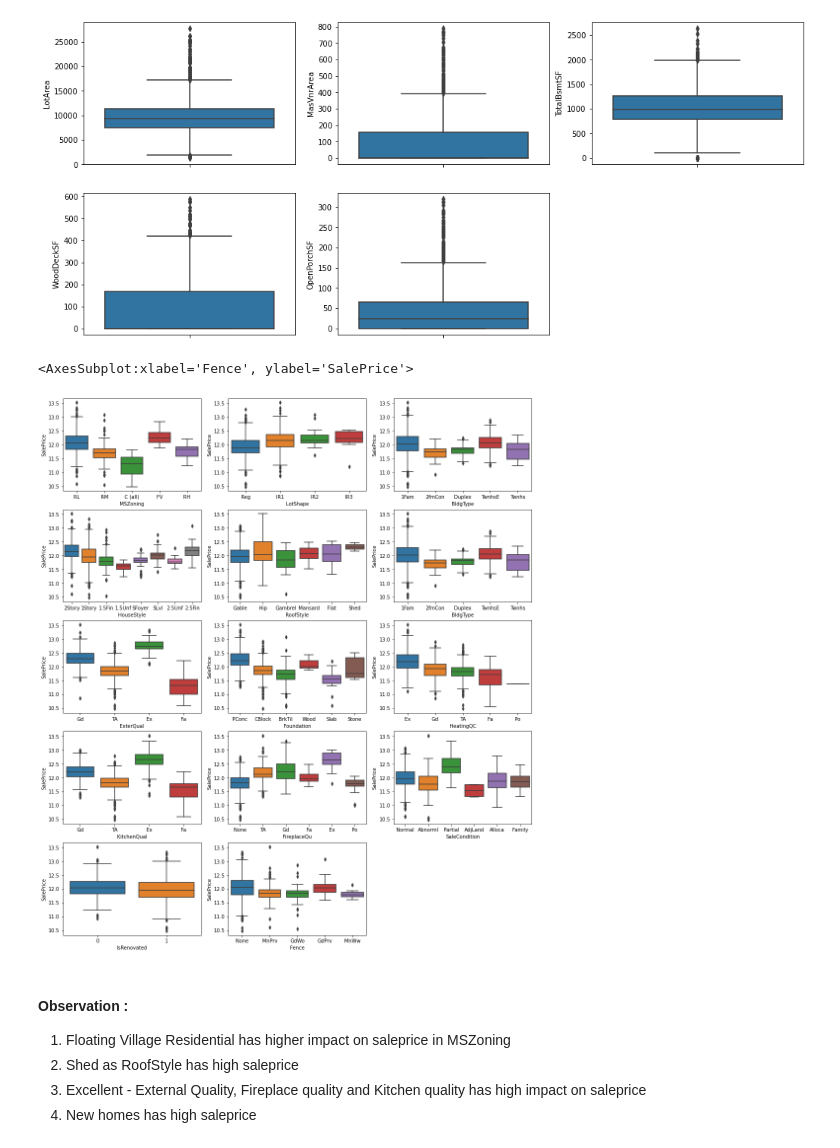
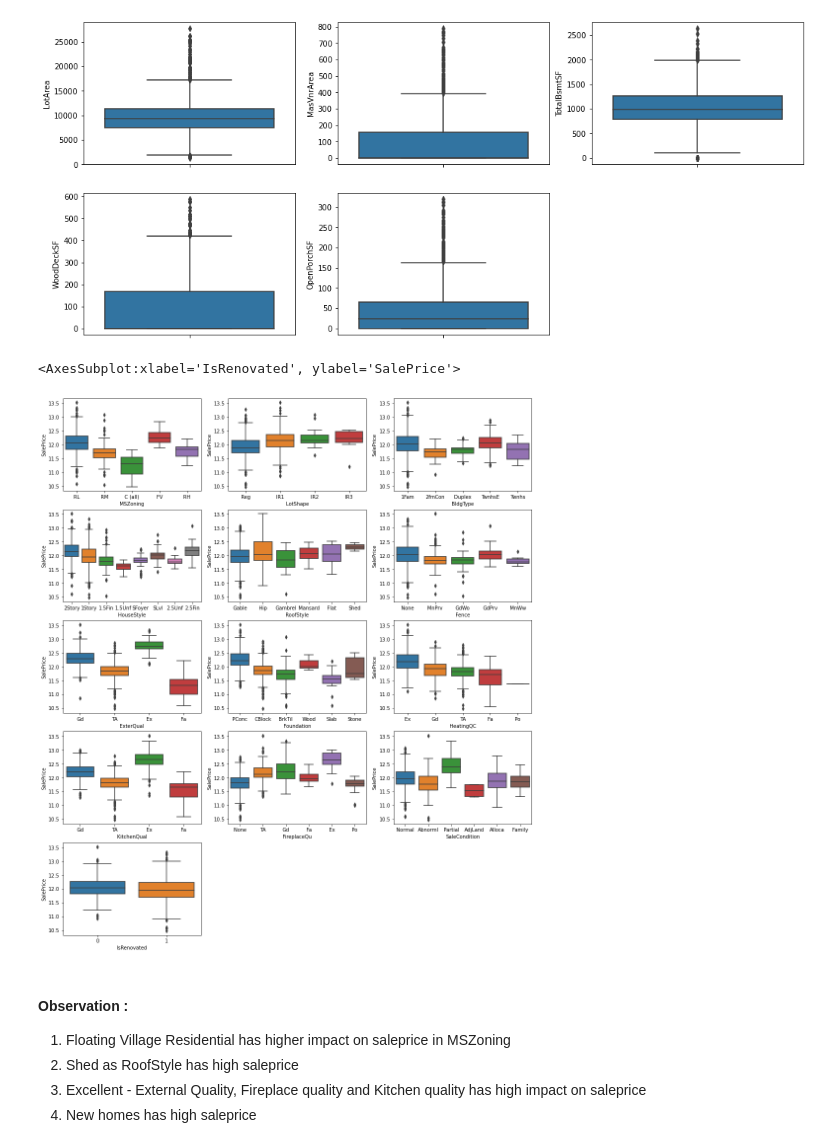
Before and after one commit to venkehv/Advanced-Regression, a Jupyter notebook: Surprise Housing Pricing prediction.ipynb, the cells around one changed output. Saved outputs shown, nothing was run; the diff lists cells and outputs as text; code cells hidden in the pictures.

```diff
--- a/Surprise Housing Pricing prediction.ipynb
+++ b/Surprise Housing Pricing prediction.ipynb
@@ -34,7 +34,7 @@ warnings.filterwarnings('ignore')
 ***
 # %%
 #Read the training data
-house = pd.read_csv("C:\\Users\\venka\\Downloads\\train.csv")
+house = pd.read_csv("train.csv")
 house.head()
 # %% [output]
 |  | Id | MSSubClass | MSZoning | LotFrontage | LotArea | Street | Alley | LotShape | LandContour | ... |
@@ -392,39 +392,35 @@ plt.show()
 # %%
 #Plot boxplots for some of the important aspects that impact house price
 plt.figure(figsize=(17, 20))
 plt.subplot(5,3,1)
 sns.boxplot(x = 'MSZoning', y = 'SalePrice', data = house)
 plt.subplot(5,3,2)
 sns.boxplot(x = 'LotShape',y = 'SalePrice', data = house)
 plt.subplot(5,3,3)
 sns.boxplot(x = 'BldgType',y = 'SalePrice', data = house)
 plt.subplot(5,3,4)
 sns.boxplot(x = 'HouseStyle',y = 'SalePrice', data = house)
 plt.subplot(5,3,5)
 sns.boxplot(x = 'RoofStyle', y = 'SalePrice', data = house)
 plt.subplot(5,3,6)
-sns.boxplot(x = 'BldgType',y = 'SalePrice', data = house)
+sns.boxplot(x = 'Fence',y = 'SalePrice', data = house)
 plt.subplot(5,3,7)
 sns.boxplot(x = 'ExterQual',y = 'SalePrice', data = house)
 plt.subplot(5,3,8)
 sns.boxplot(x = 'Foundation',y = 'SalePrice', data = house)
 plt.subplot(5,3,9)
 sns.boxplot(x = 'HeatingQC', y = 'SalePrice', data = house)
 plt.subplot(5,3,10)
 sns.boxplot(x = 'KitchenQual',y = 'SalePrice', data = house)
 plt.subplot(5,3,11)
 sns.boxplot(x = 'FireplaceQu',y = 'SalePrice', data = house)
 plt.subplot(5,3,12)
 sns.boxplot(x = 'SaleCondition',y = 'SalePrice', data = house)
 plt.subplot(5,3,13)
 sns.boxplot(x = 'IsRenovated',y = 'SalePrice', data = house)
-plt.subplot(5,3,14)
-sns.boxplot(x = 'Fence',y = 'SalePrice', data = house)
-#plt.subplot(5,3,15)
-#sns.scatterplot(x = 'BuildingAge',y = 'SalePrice', data = house)
 # %% [output]
-<AxesSubplot:xlabel='Fence', ylabel='SalePrice'>
+<AxesSubplot:xlabel='IsRenovated', ylabel='SalePrice'>
-[figure, old version]
+[figure, new version]
 # %% [markdown]
 #### Observation :
 1. Floating Village Residential has higher impact on saleprice in MSZoning
```
Also changed, not shown: parts of 25 cells of this notebook.
